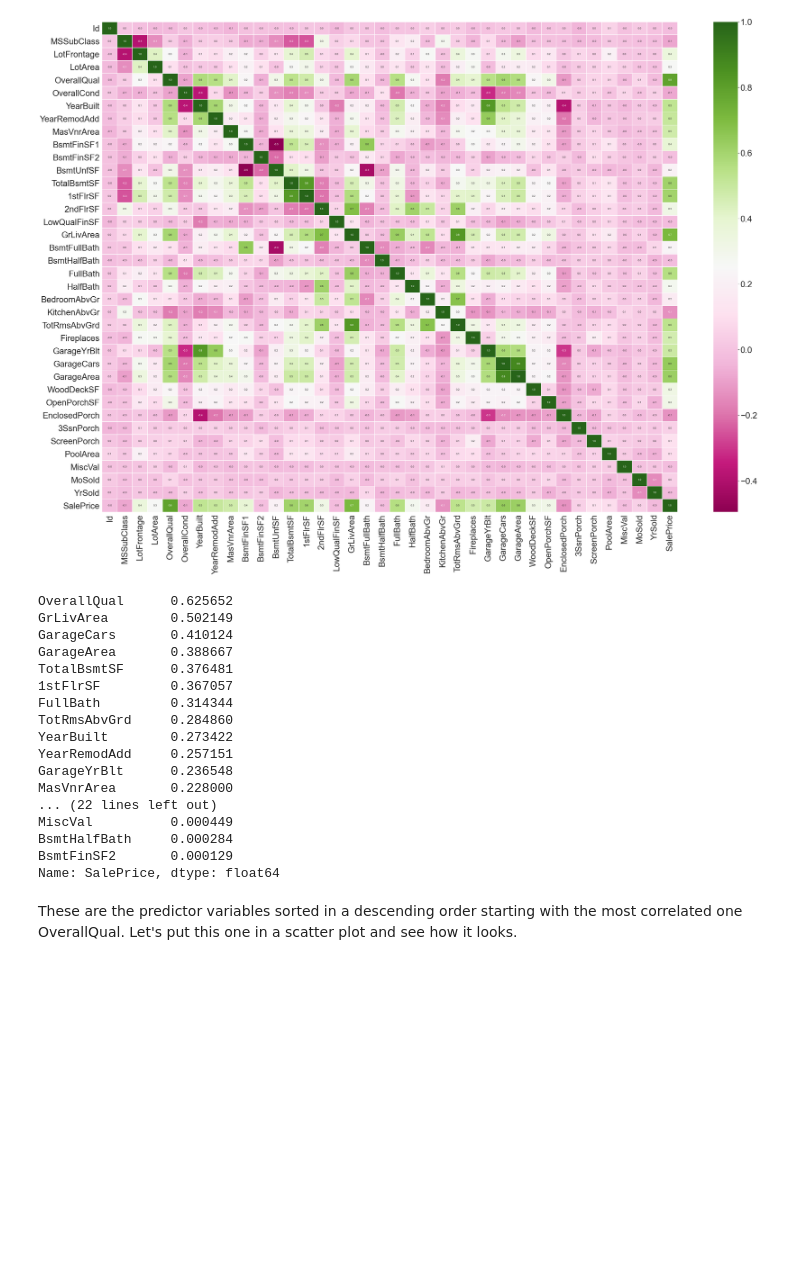
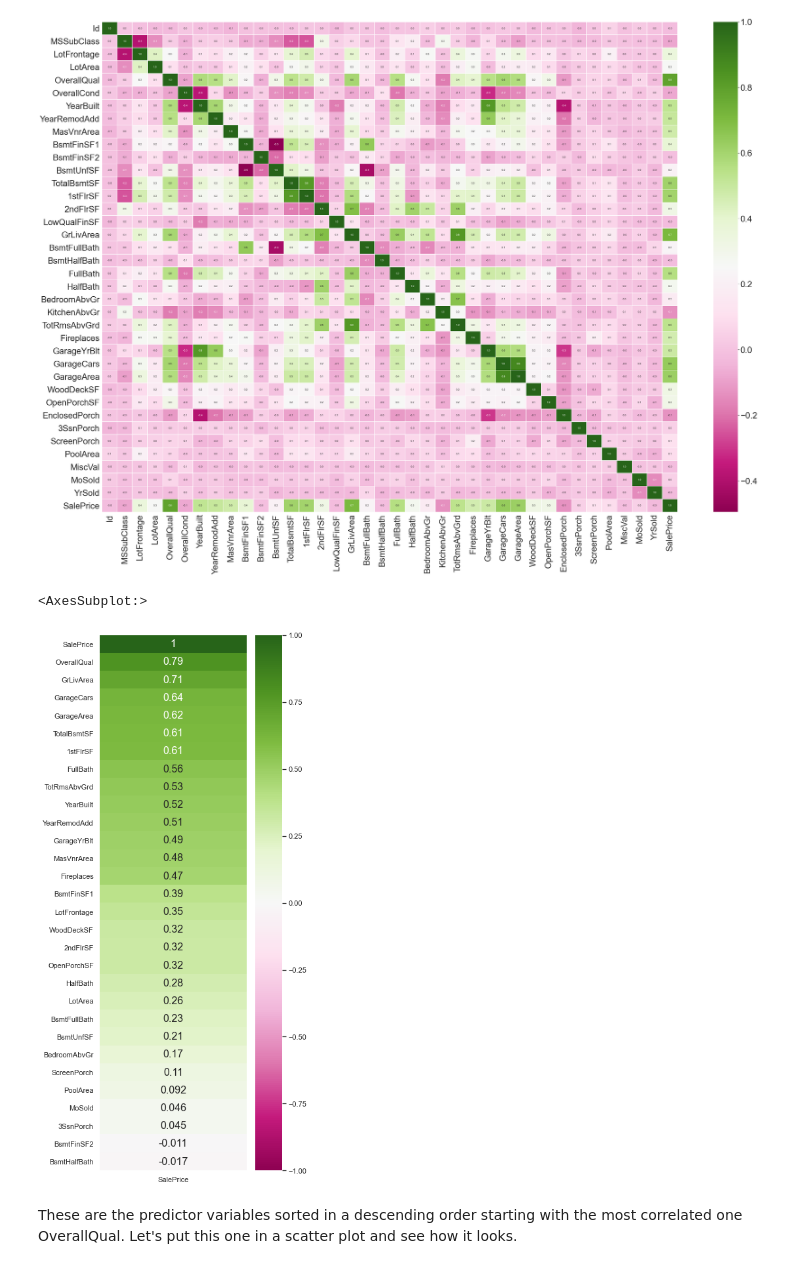
Before and after one commit to VikasNagare12/house-price-prediction, a Jupyter notebook: HousePricePrediction.ipynb, the cells around one changed output. Cells and saved outputs as stored; diff of their text form; code cells hidden in the pictures; blank space fills up the shorter version.

```diff
--- a/HousePricePrediction.ipynb
+++ b/HousePricePrediction.ipynb
@@ -152,25 +152,19 @@ sns.heatmap(train_df.corr(),annot=True,annot_kws={'size':10},fmt='.1f',
 [figure]
 # %%
 ## Getting the correlation of all the features with target variable.
-(train_df.corr()**2)["SalePrice"].sort_values(ascending = False)[1:]
+sns.set(font_scale=1)
+corr_new_train=train_df.corr()
+plt.figure(figsize=(5,15))
+sns.heatmap(corr_new_train[['SalePrice']].sort_values(by=['SalePrice'],ascending=False).head(30),annot_kws={"size": 16},vmin=-1, cmap='PiYG', annot=True)
+
+
+
+
+
+#(train_df.corr()**2)["SalePrice"].sort_values(ascending = False)[1:]
 # %% [output]
-OverallQual      0.625652
-GrLivArea        0.502149
-GarageCars       0.410124
-GarageArea       0.388667
-TotalBsmtSF      0.376481
-1stFlrSF         0.367057
-FullBath         0.314344
-TotRmsAbvGrd     0.284860
-YearBuilt        0.273422
-YearRemodAdd     0.257151
-GarageYrBlt      0.236548
-MasVnrArea       0.228000
-... (22 lines left out)
-MiscVal          0.000449
-BsmtHalfBath     0.000284
-BsmtFinSF2       0.000129
-Name: SalePrice, dtype: float64
+<AxesSubplot:>
+[figure, added]
 # %% [markdown]
 These are the predictor variables sorted in a descending order starting with the most correlated one OverallQual. Let's put this one in a scatter plot and see how it looks.
 # %% [markdown]
```
Also changed, not shown: parts of 16 cells of this notebook.
